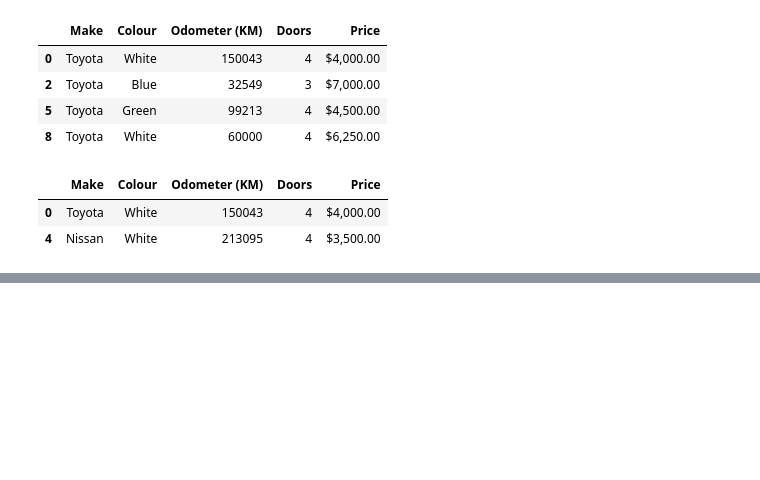
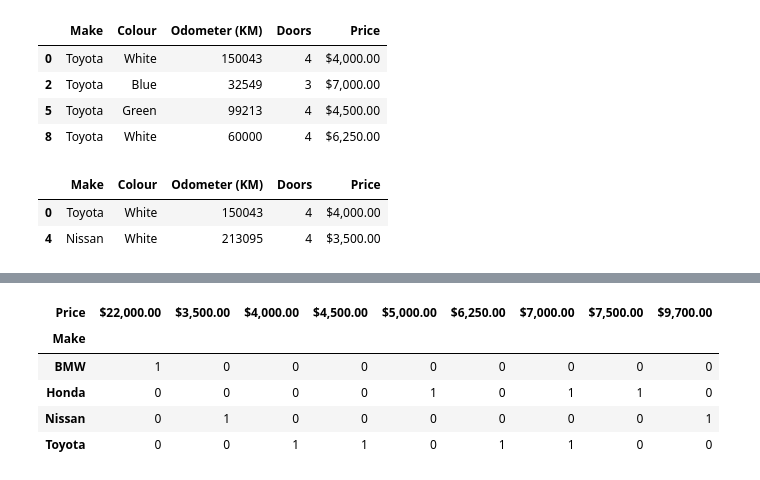
Before and after one commit to pain459/learn_ds, a Jupyter notebook: pandas_data_analysis/workbook_course.ipynb, the cells around one changed output, grey strips where cells are left out. Cells and saved outputs as stored; diff of their text form; code cells hidden in the pictures; blank space fills up the shorter version.

Commit message:
crosstab feature in pandas.

```diff
--- a/pandas_data_analysis/workbook_course.ipynb
+++ b/pandas_data_analysis/workbook_course.ipynb
@@ -207,0 +231,9 @@ car_sales[car_sales["Odometer (KM)"] > 100000]
+# %%
+pd.crosstab(car_sales['Make'], car_sales['Price'])
+# %% [output]
+| Price | $22,000.00 | $3,500.00 | $4,000.00 | $4,500.00 | $5,000.00 | $6,250.00 | $7,000.00 | $7,500.00 | $9,700.00 |
+| Make |  |  |  |  |  |  |  |  |  |
+| BMW | 1 | 0 | 0 | 0 | 0 | 0 | 0 | 0 | 0 |
+| Honda | 0 | 0 | 0 | 0 | 1 | 0 | 1 | 1 | 0 |
+| Nissan | 0 | 1 | 0 | 0 | 0 | 0 | 0 | 0 | 1 |
+| Toyota | 0 | 0 | 1 | 1 | 0 | 1 | 1 | 0 | 0 |
```
Also changed, not shown: parts of 2 cells of this notebook.
